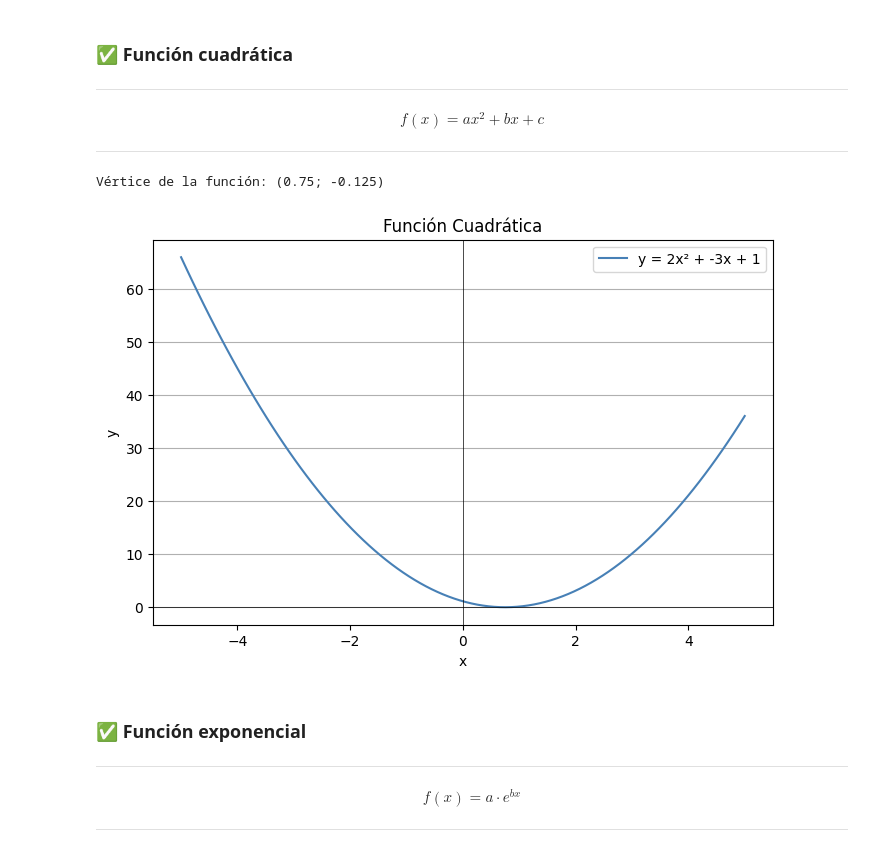
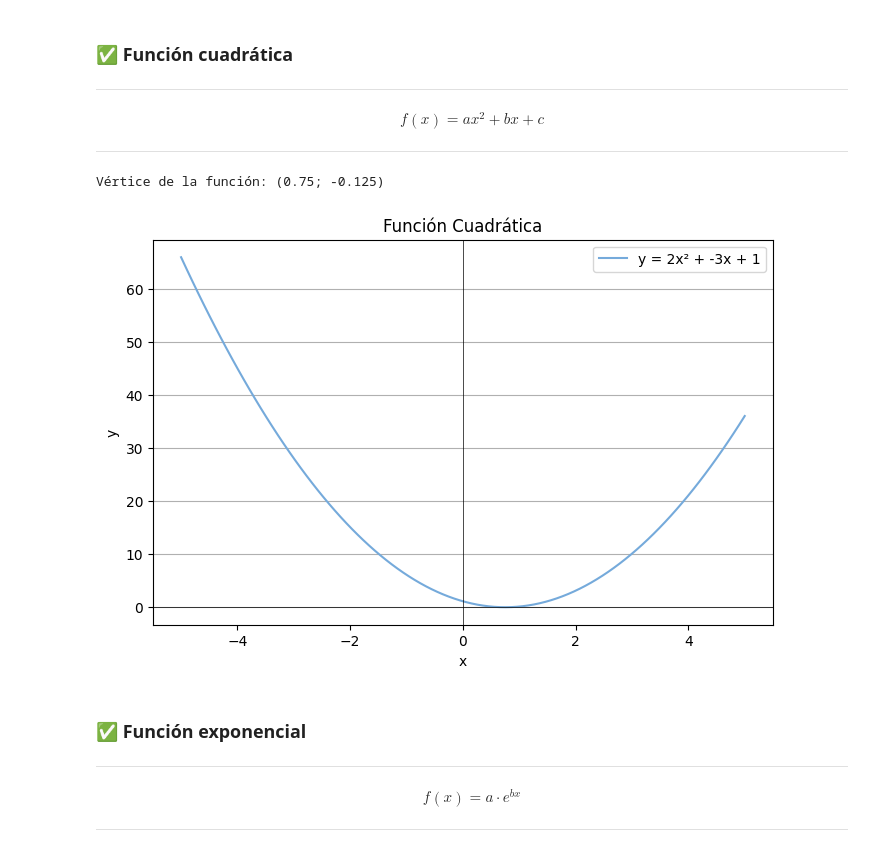
Before and after one commit to Datso653/Laboratorio-de-metodos-Cuantitativos-Aplicados-a-la-gestion, a Jupyter notebook: notebooks/03_Modelizacion_de_funciones_economicas.ipynb, the cells around one changed output. Saved outputs shown, nothing was run; the diff lists cells and outputs as text; code cells hidden in the pictures.

```diff
--- a/notebooks/03_Modelizacion_de_funciones_economicas.ipynb
+++ b/notebooks/03_Modelizacion_de_funciones_economicas.ipynb
@@ -175,35 +175,35 @@ c = 1    # Podemos cambiarlo y ver el efecto!
 
 # Generamos puntos para graficar y repetimos el proceso para la función cuadrática
 x = np.linspace(-5, 5, 100)
 y = a*x**2 + b*x + c
 
 # Bonus: podemos encontrar el vértice de la función
 x_vertice = (-b/
                 (2*a))
 y_vertice = a*x_vertice**2 + b*x_vertice + c
 
 print(f"Vértice de la función: ({x_vertice}; {y_vertice})")
 
 
 # Creamos el gráfico
 plt.figure(figsize=(8,5))
-plt.plot(x, y,"#4780B6", label=f'y = {a}x² + {b}x + {c}') # Hay colores que ya están definidos como red, violet, etc. Pero también podemos personalizar mediante el código hexadecimal (https://www.reddit.com/r/ColorBlind/comments/bxpiyh/hexadecimal_color_codes_explained/?tl=es-419)
+plt.plot(x, y,"#75AADB", label=f'y = {a}x² + {b}x + {c}') # Hay colores que ya están definidos como red, violet, etc. Pero también podemos personalizar mediante el código hexadecimal (https://www.reddit.com/r/ColorBlind/comments/bxpiyh/hexadecimal_color_codes_explained/?tl=es-419)
 # ¿Qué pasa si escribo y, x?
 
 # Marcamos los ejes
 plt.axhline(0, color='black', linewidth=0.5)
 plt.axvline(0, color='black', linewidth=0.5)
 
 # Agregamos detalles
 plt.title('Función Cuadrática')
 plt.xlabel('x')
 plt.ylabel('y')
 plt.legend()
 plt.grid(True, axis="y") # Sí solo quiero la grilla en un eje.
 plt.show()
 # %% [output]
 Vértice de la función: (0.75; -0.125)
-[figure, old version]
+[figure, new version]
 # %% [markdown]
 ### ✅ Función exponencial
 
```
Also changed, not shown: parts of 26 cells of this notebook.
